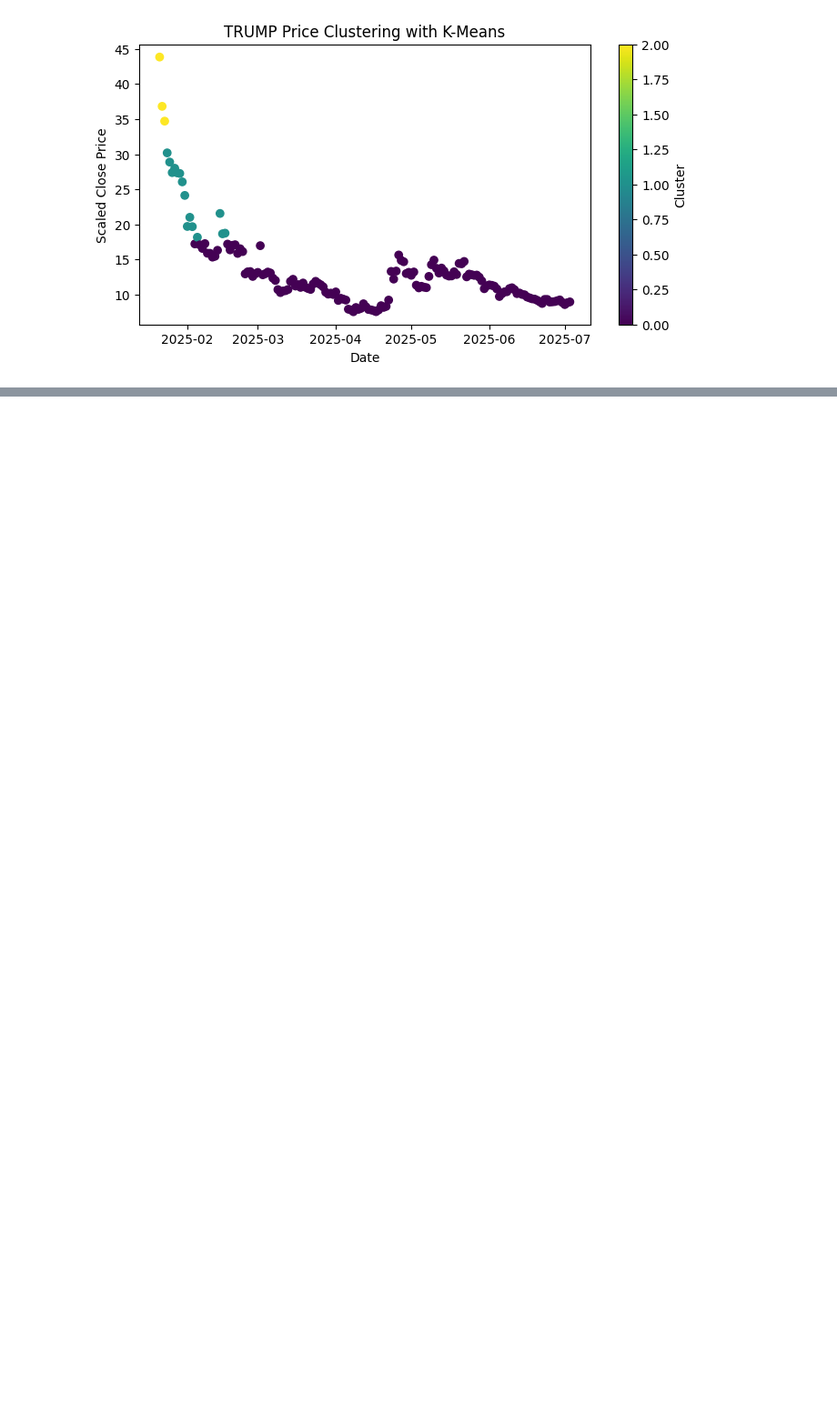
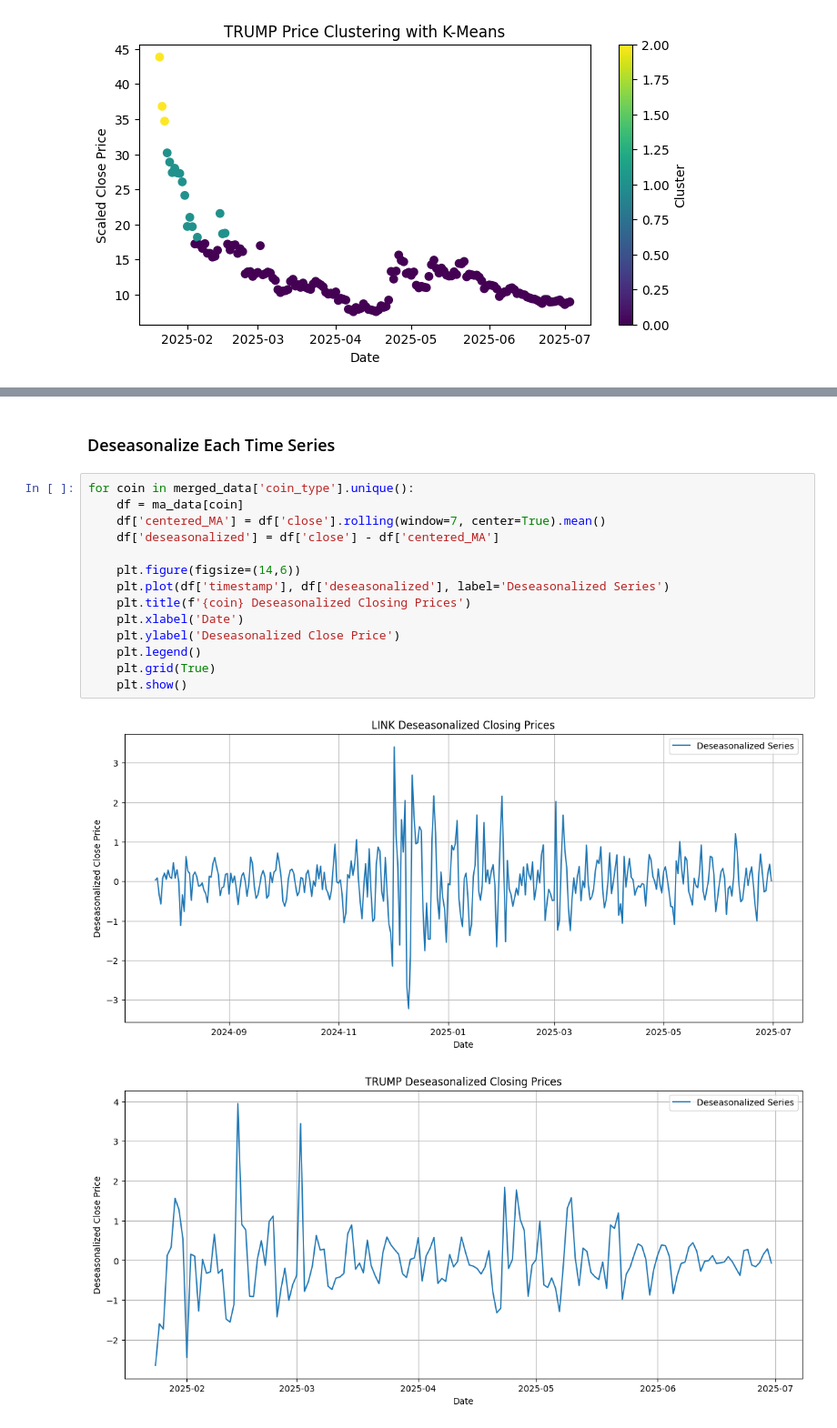
Before and after one commit to Eris-Leksi/-TRUMP-sentiment-analysis, a Jupyter notebook: script.ipynb, the cells around one changed output, grey strips where cells are left out. Shown at 91% size. Drawn from its saved outputs; the diff is of its cells as text; blank space fills up the shorter version.

```diff
--- a/script.ipynb
+++ b/script.ipynb
@@ -365,0 +501,19 @@ K-Means successfully clustered TRUMP and LINK closing prices into three distinct
+# %% [markdown]
+###  Deseasonalize Each Time Series
+# %%
+for coin in merged_data['coin_type'].unique():
+    df = ma_data[coin]
+    df['centered_MA'] = df['close'].rolling(window=7, center=True).mean()
+    df['deseasonalized'] = df['close'] - df['centered_MA']
+
+    plt.figure(figsize=(14,6))
+    plt.plot(df['timestamp'], df['deseasonalized'], label='Deseasonalized Series')
+    plt.title(f'{coin} Deseasonalized Closing Prices')
+    plt.xlabel('Date')
+    plt.ylabel('Deseasonalized Close Price')
+    plt.legend()
+    plt.grid(True)
+    plt.show()
+# %% [output]
+[figure, added]
+[figure, added]
```
Also changed, not shown: parts of 26 cells of this notebook, 1 other file.
